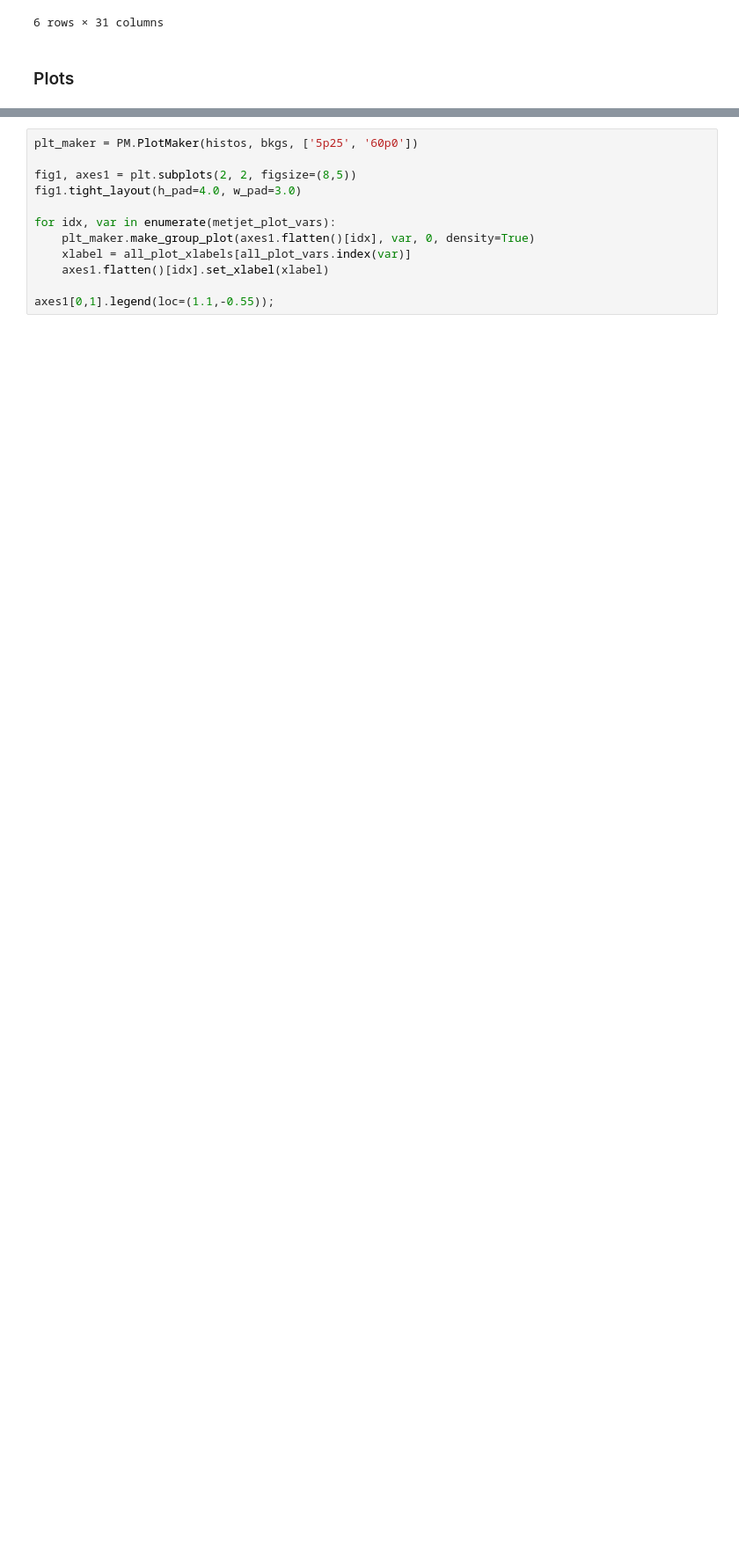
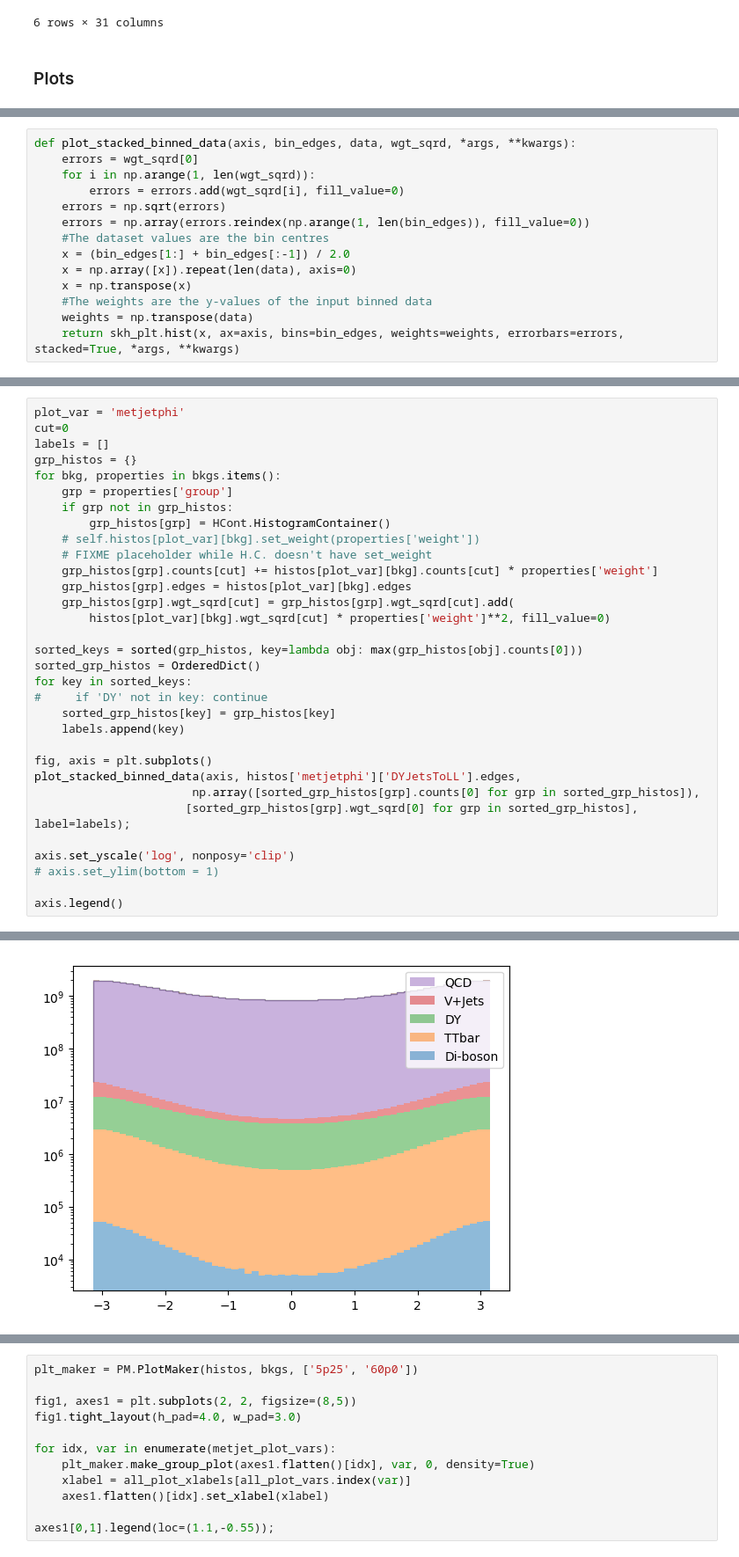
Before and after one commit to afrankenthal/iDM-analysis-plotting, a Jupyter notebook: PlotSignalBkgs.ipynb, the cells around one changed output, grey strips where cells are left out. Shown at 88% size. Saved outputs shown, nothing was run; the diff lists cells and outputs as text; blank space fills up the shorter version.

```diff
--- a/PlotSignalBkgs.ipynb
+++ b/PlotSignalBkgs.ipynb
@@ -135,0 +153,14 @@ pd.DataFrame.from_dict(dict(sorted(histos['cutflow_incl'].items())))
+# %%
+def plot_stacked_binned_data(axis, bin_edges, data, wgt_sqrd, *args, **kwargs):
+    errors = wgt_sqrd[0]
+    for i in np.arange(1, len(wgt_sqrd)):
+        errors = errors.add(wgt_sqrd[i], fill_value=0)
+    errors = np.sqrt(errors)
+    errors = np.array(errors.reindex(np.arange(1, len(bin_edges)), fill_value=0))
+    #The dataset values are the bin centres
+    x = (bin_edges[1:] + bin_edges[:-1]) / 2.0
+    x = np.array([x]).repeat(len(data), axis=0)
+    x = np.transpose(x)
+    #The weights are the y-values of the input binned data
+    weights = np.transpose(data)
+    return skh_plt.hist(x, ax=axis, bins=bin_edges, weights=weights, errorbars=errors, stacked=True, *args, **kwargs)
@@ -135,0 +171,33 @@ pd.DataFrame.from_dict(dict(sorted(histos['cutflow_incl'].items())))
+# %%
+plot_var = 'metjetphi'
+cut=0
+labels = []
+grp_histos = {}
+for bkg, properties in bkgs.items():
+    grp = properties['group']
+    if grp not in grp_histos:
+        grp_histos[grp] = HCont.HistogramContainer()
+    # self.histos[plot_var][bkg].set_weight(properties['weight'])
+    # FIXME placeholder while H.C. doesn't have set_weight
+    grp_histos[grp].counts[cut] += histos[plot_var][bkg].counts[cut] * properties['weight']
+    grp_histos[grp].edges = histos[plot_var][bkg].edges
+    grp_histos[grp].wgt_sqrd[cut] = grp_histos[grp].wgt_sqrd[cut].add(
+        histos[plot_var][bkg].wgt_sqrd[cut] * properties['weight']**2, fill_value=0)
+
+sorted_keys = sorted(grp_histos, key=lambda obj: max(grp_histos[obj].counts[0]))
+sorted_grp_histos = OrderedDict()
+for key in sorted_keys:
+#     if 'DY' not in key: continue
+    sorted_grp_histos[key] = grp_histos[key]
+    labels.append(key)
+
+fig, axis = plt.subplots()
+plot_stacked_binned_data(axis, histos['metjetphi']['DYJetsToLL'].edges,
+                       np.array([sorted_grp_histos[grp].counts[0] for grp in sorted_grp_histos]),
+                      [sorted_grp_histos[grp].wgt_sqrd[0] for grp in sorted_grp_histos], label=labels);
+
+axis.set_yscale('log', nonposy='clip')
+# axis.set_ylim(bottom = 1)
+
+axis.legend()
+# %% [output]
@@ -135,0 +205 @@ pd.DataFrame.from_dict(dict(sorted(histos['cutflow_incl'].items())))
+[figure, added]
```
Also changed, not shown: parts of 10 cells of this notebook, 1 other file.
